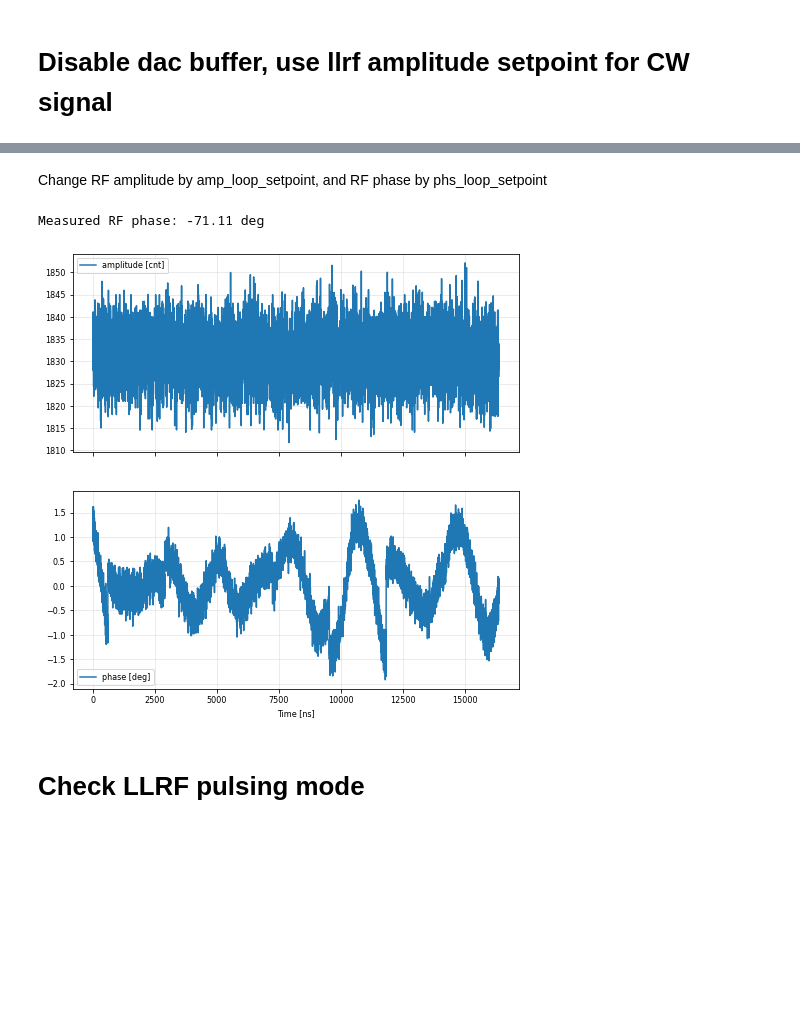
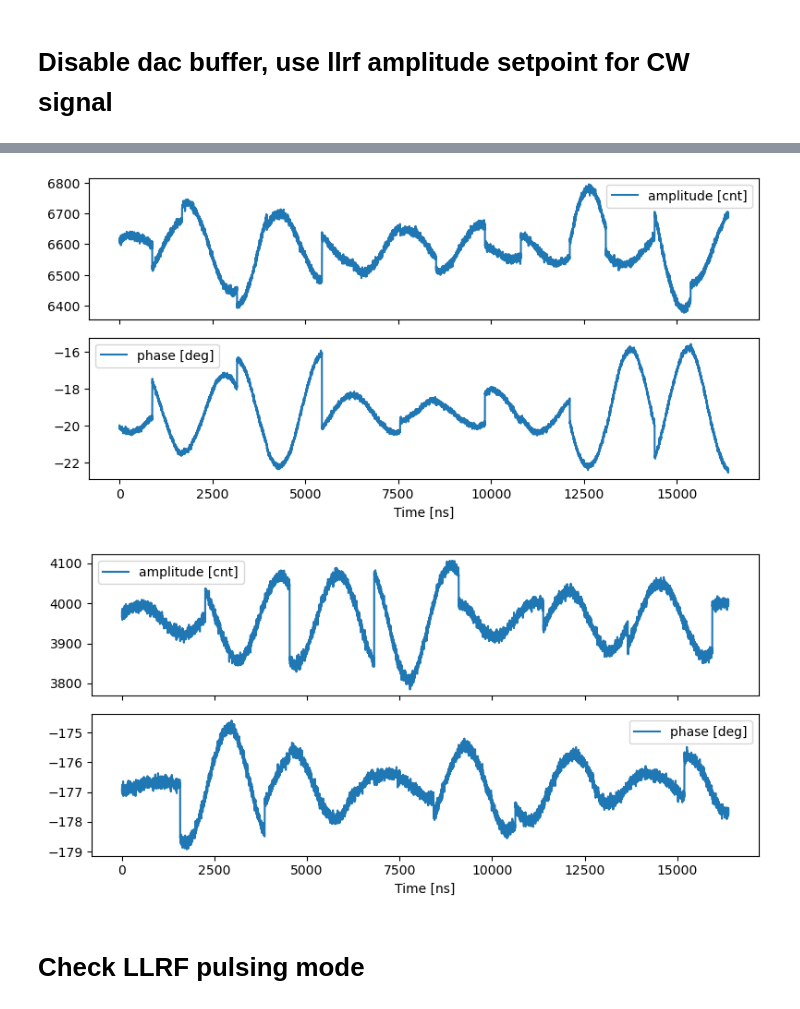
Before and after one commit to BerkeleyLab/LBNL-DSLLRF, a Jupyter notebook: doc/als_llrf_mts_lbl208.ipynb, the cells around one changed output, grey strips where cells are left out. Saved outputs shown, nothing was run; the diff lists cells and outputs as text; code cells hidden in the pictures; blank space fills up the shorter version.

```diff
--- a/doc/als_llrf_mts_lbl208.ipynb
+++ b/doc/als_llrf_mts_lbl208.ipynb
@@ -168,7 +146,0 @@ cdata_dsp = show_dsp_waveform(0)
-# %% [markdown]
-Change RF amplitude by amp_loop_setpoint, and RF phase by phs_loop_setpoint
-# %%
-phs_measured = np.angle(cdata_dsp[0], deg=True).mean()
-print(f'Measured RF phase: {phs_measured:.2f} deg')
-# %% [output]
-Measured RF phase: -71.11 deg
@@ -178,7 +147,10 @@ ol.rf_control.register_map.phs_loop_setpoint = -phs_measured / 360 * (1<<18)
-# %%
-cdata_dsp = show_dsp_waveform(0)
-# %% [output]
-[figure, removed]
+# %%
+cdata_dsp = get_dsp_waveform()
+plot_complex_wfm(cdata_dsp[0], fs=fs/8, mode='ap')
+plot_complex_wfm(cdata_dsp[1], fs=fs/8, mode='ap')
+# %% [output]
+[figure, added]
+[figure, added]
 # %% [markdown]
 # Check LLRF pulsing mode
 # %%
```
Also changed, not shown: parts of 40 cells of this notebook, 29 other files.
